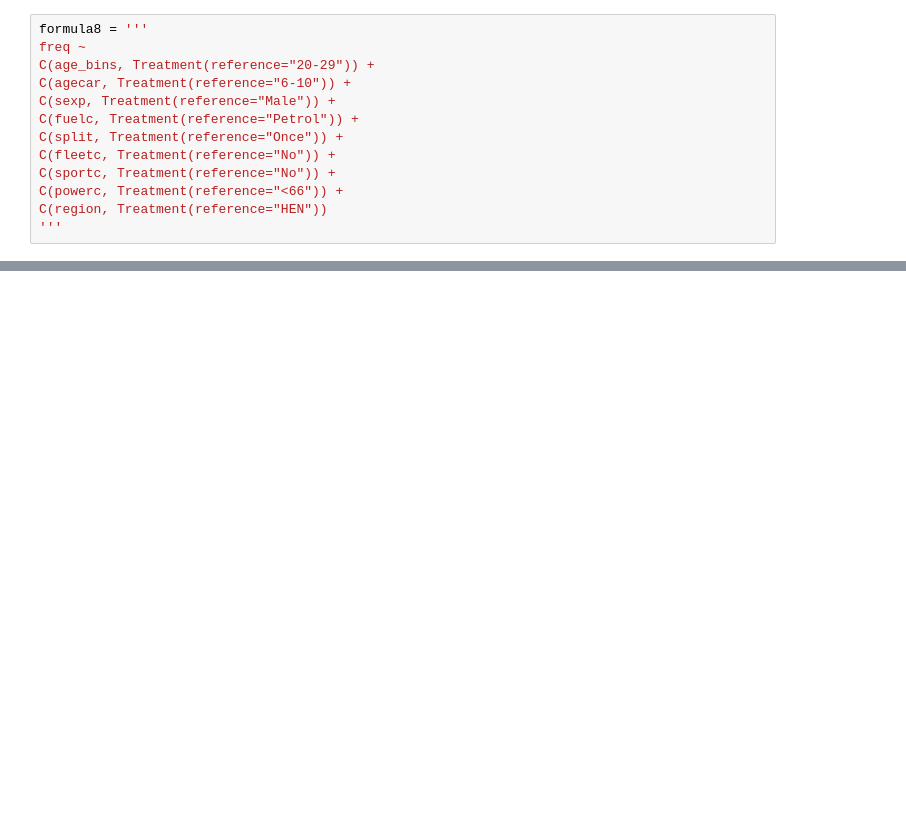
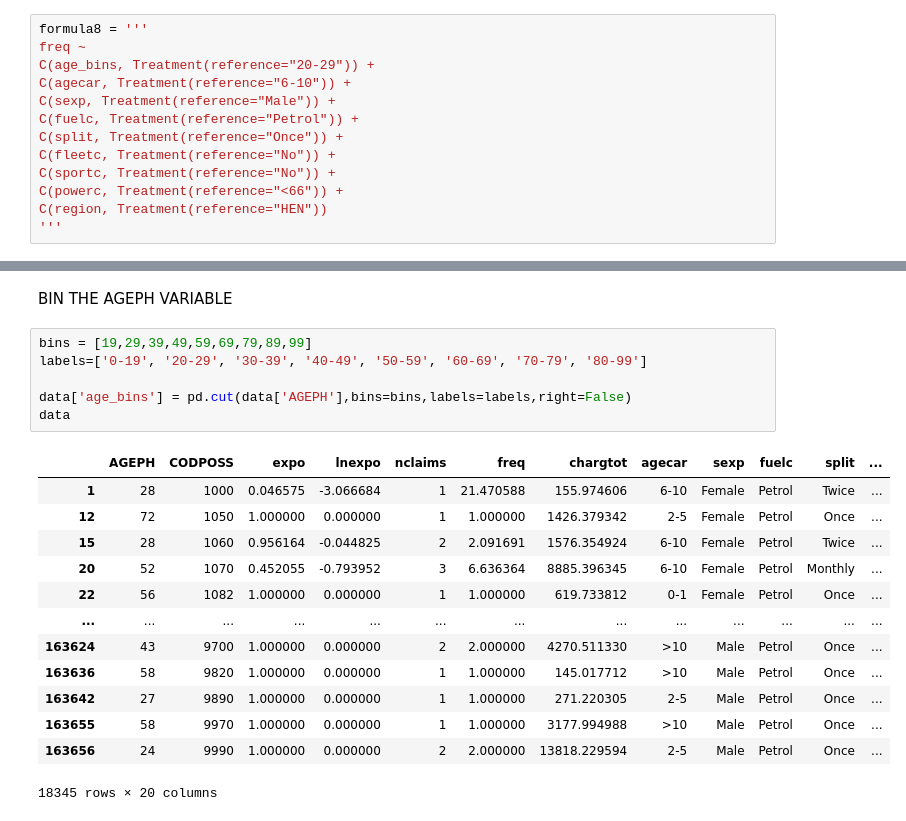
Before and after one commit to HalfmoonSD/Data-Science-for-Non-Life-Insurance-Project, a Jupyter notebook: GLM_FREQUENCY.ipynb, the cells around one changed output, grey strips where cells are left out. Saved outputs shown, nothing was run; the diff lists cells and outputs as text; blank space fills up the shorter version.

```diff
--- a/GLM_FREQUENCY.ipynb
+++ b/GLM_FREQUENCY.ipynb
@@ -401,0 +490,22 @@ ValueError: operands could not be broadcast together with shapes (112863,) (1128
+# %% [markdown]
+BIN THE AGEPH VARIABLE
+# %%
+bins = [19,29,39,49,59,69,79,89,99]
+labels=['0-19', '20-29', '30-39', '40-49', '50-59', '60-69', '70-79', '80-99']
+
+data['age_bins'] = pd.cut(data['AGEPH'],bins=bins,labels=labels,right=False)
+data
+# %% [output]
+|  | AGEPH | CODPOSS | expo | lnexpo | nclaims | freq | chargtot | agecar | sexp | fuelc | split | ... |
+| 1 | 28 | 1000 | 0.046575 | -3.066684 | 1 | 21.470588 | 155.974606 | 6-10 | Female | Petrol | Twice | ... |
+| 12 | 72 | 1050 | 1.000000 | 0.000000 | 1 | 1.000000 | 1426.379342 | 2-5 | Female | Petrol | Once | ... |
+| 15 | 28 | 1060 | 0.956164 | -0.044825 | 2 | 2.091691 | 1576.354924 | 6-10 | Female | Petrol | Twice | ... |
+| 20 | 52 | 1070 | 0.452055 | -0.793952 | 3 | 6.636364 | 8885.396345 | 6-10 | Female | Petrol | Monthly | ... |
+| 22 | 56 | 1082 | 1.000000 | 0.000000 | 1 | 1.000000 | 619.733812 | 0-1 | Female | Petrol | Once | ... |
+| ... | ... | ... | ... | ... | ... | ... | ... | ... | ... | ... | ... | ... |
+| 163624 | 43 | 9700 | 1.000000 | 0.000000 | 2 | 2.000000 | 4270.511330 | >10 | Male | Petrol | Once | ... |
+| 163636 | 58 | 9820 | 1.000000 | 0.000000 | 1 | 1.000000 | 145.017712 | >10 | Male | Petrol | Once | ... |
+| 163642 | 27 | 9890 | 1.000000 | 0.000000 | 1 | 1.000000 | 271.220305 | 2-5 | Male | Petrol | Once | ... |
+| 163655 | 58 | 9970 | 1.000000 | 0.000000 | 1 | 1.000000 | 3177.994988 | >10 | Male | Petrol | Once | ... |
+| 163656 | 24 | 9990 | 1.000000 | 0.000000 | 2 | 2.000000 | 13818.229594 | 2-5 | Male | Petrol | Once | ... |
+18345 rows × 20 columns
```
Also changed, not shown: parts of 19 cells of this notebook, 1 other file.
